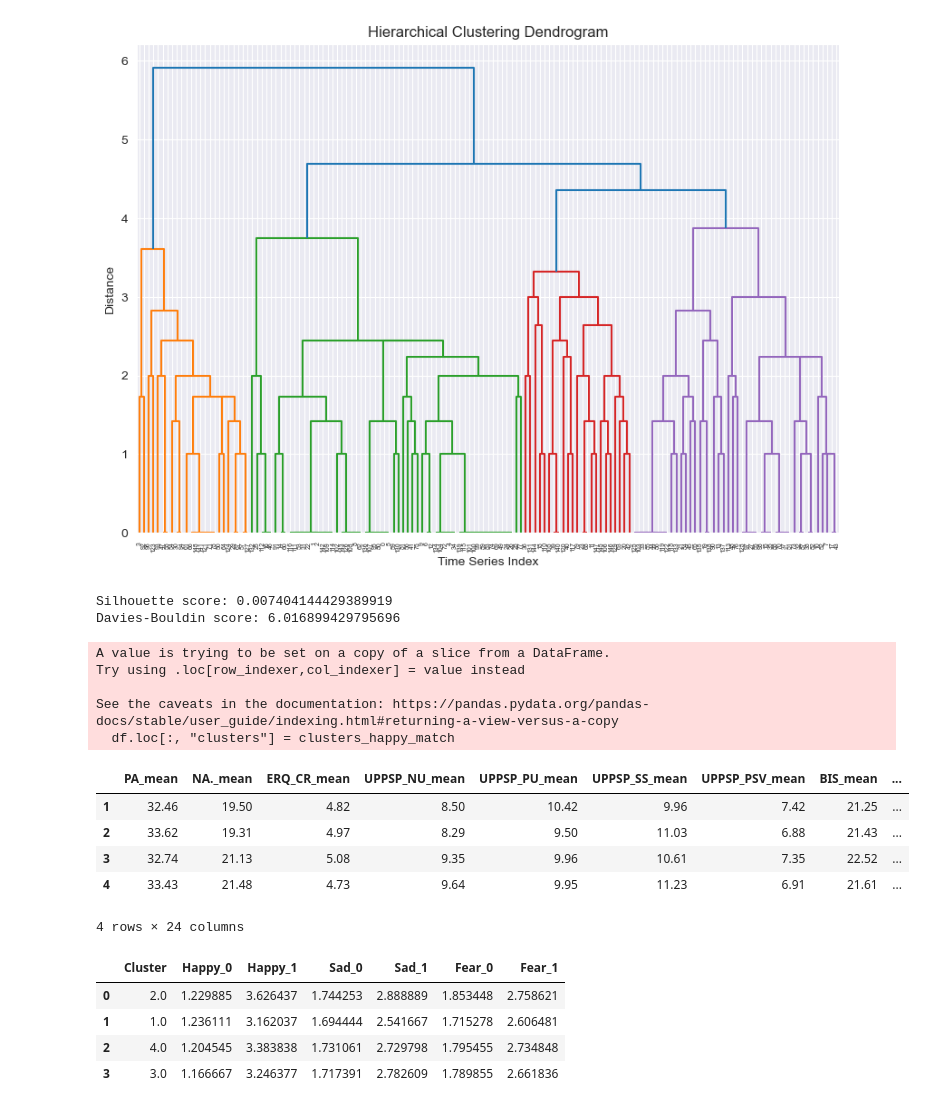
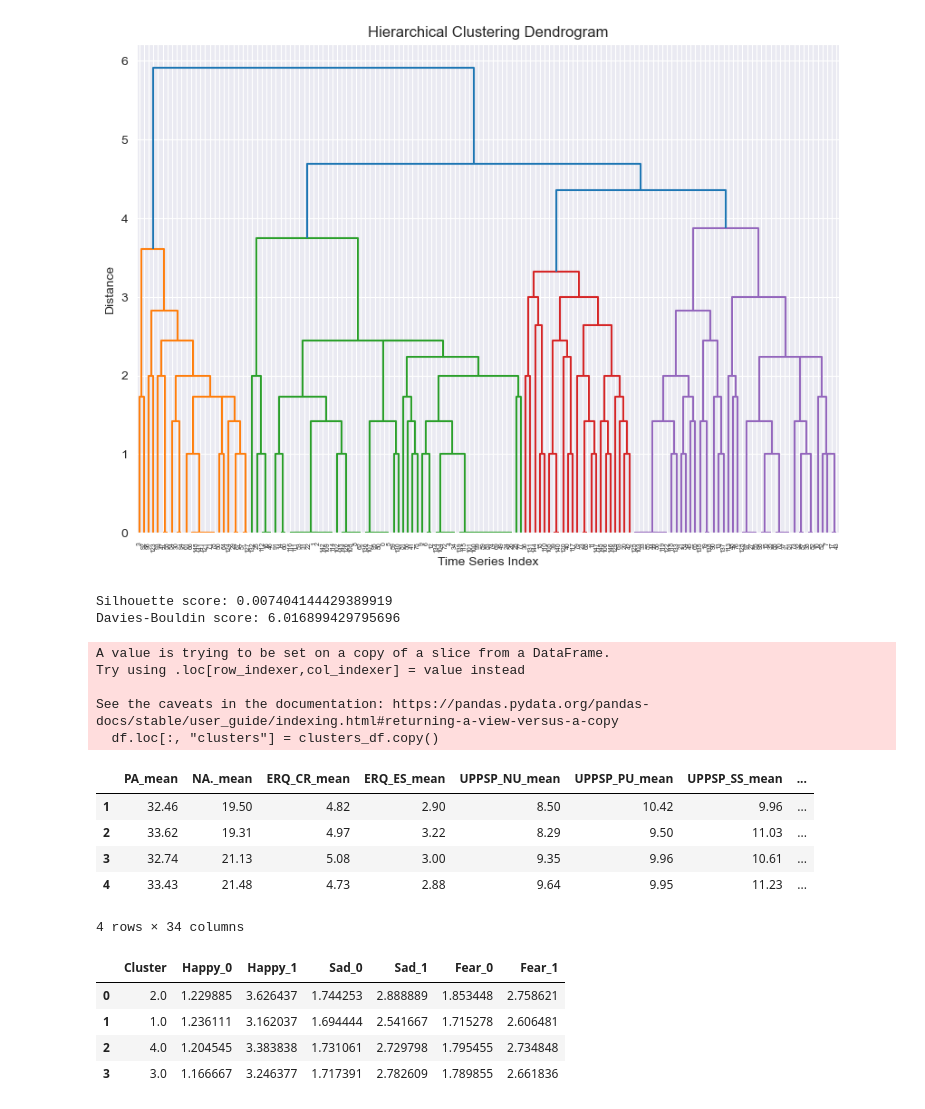
Before and after one commit to ManuIluro22/CasLAB-Predictive-Processing, a Jupyter notebook: Clustering_TimeSeries_Datasets.ipynb, the cells around one changed output. Drawn from its saved outputs; the diff is of its cells as text; code cells hidden in the pictures.

```diff
--- a/Clustering_TimeSeries_Datasets.ipynb
+++ b/Clustering_TimeSeries_Datasets.ipynb
@@ -32,6 +31,9 @@ data
 # %%
 scales_BEBRASK = pd.read_excel("../Datasets/RETOS_scales.xlsx")
 scales_RETOS = pd.read_excel("../Datasets/BEBRASK_scales.xlsx")
-scales = pd.concat([scales_BEBRASK,scales_RETOS])
+scales = pd.concat([scales_BEBRASK, scales_RETOS])
+
+#Removing PREDWELL_RETOS-307-1 that has different number of answers per emotion, and converting columns to numerical and coercing errors to NaN.
 scales = scales.query("EPRIME_CODE != 'PREDWELL_RETOS-307-1'")
-scales
+cols = scales.columns
+scales[cols[3:]] = scales[cols[3:]].apply(pd.to_numeric, errors='coerce')
@@ -60,35 +63,14 @@ temporal_sad_1 = data[["Subject ID","Sad_1_0","Sad_1_1","Sad_1_2","Sad_1_3","Sad
 ## Hierarchical Clustering using Dynamic Time Warping
 #### Happy Match
 # %%
-import numpy as np
-from dtaidistance import dtw
-from scipy.cluster.hierarchy import dendrogram, linkage, fcluster
-from scipy.spatial.distance import squareform
-from matplotlib import pyplot as plt
-
-
-time_series_data = temporal_happy_1.drop(["Subject ID"], axis=1).to_numpy()
-time_series_data = time_series_data.astype(np.float64)
-# Convert distance_matrix to float, if it's not already
-
-distance_matrix_happy1 = dtw.distance_matrix_fast(time_series_data)
-
-distance_matrix_happy1 = distance_matrix_happy1.astype(np.float64)
-
-condensed_dist_matrix = squareform(distance_matrix_happy1)
-Z = linkage(condensed_dist_matrix, method='complete')
-
-# Step 5: Plot the dendrogram
-plt.figure(figsize=(10, 7))
-dendrogram(Z)
-plt.title('Hierarchical Clustering Dendrogram')
-plt.xlabel('Time Series Index')
-plt.ylabel('Distance')
-plt.show()
+ts_data = temporal_happy_1.drop(["Subject ID"], axis=1).to_numpy()
+params = {'method':'complete'}
+Z = predictive_clustering.hierarchical_clustering_ts(ts_data,dtw.distance_matrix_fast,params=params)
 # %% [output]
 [figure]
 # %%
-cluster_data_happy1 =  utils.create_cluster_df(Z,4,temporal_happy_1)
+params_clust = {'t':4,'criterion':'maxclust'}
+cluster_data_happy1 =  predictive_clustering.create_cluster_df(Z,temporal_happy_1,params = params_clust)
 print("Silhouette score:",silhouette_score(data.drop("Subject ID",axis=1),cluster_data_happy1["clusters"],metric="manhattan"))
 print("Davies-Bouldin score:",davies_bouldin_score(data.drop("Subject ID",axis=1),cluster_data_happy1["clusters"]))
 # %% [output]
@@ -98,4 +80,4 @@ A value is trying to be set on a copy of a slice from a DataFrame.
 Try using .loc[row_indexer,col_indexer] = value instead
 
 See the caveats in the documentation: https://pandas.pydata.org/pandas-docs/stable/user_guide/indexing.html#returning-a-view-versus-a-copy
-  df.loc[:, "clusters"] = clusters_happy_match
+  df.loc[:, "clusters"] = clusters_df.copy()
@@ -231,13 +96,12 @@ export_df.to_excel(name_excel, index=False)
 # %%
 # Scales Metrics
-cluster_metrics_happy1 = create_metrics_cluster_df(cluster_data_happy1,scales)
-cluster_metrics_happy1
+utils.create_metrics_cluster_df(cluster_data_happy1,scales)
 # %% [output]
-|  | PA_mean | NA._mean | ERQ_CR_mean | UPPSP_NU_mean | UPPSP_PU_mean | UPPSP_SS_mean | UPPSP_PSV_mean | BIS_mean | ... |
-| 1 | 32.46 | 19.50 | 4.82 | 8.50 | 10.42 | 9.96 | 7.42 | 21.25 | ... |
-| 2 | 33.62 | 19.31 | 4.97 | 8.29 | 9.50 | 11.03 | 6.88 | 21.43 | ... |
-| 3 | 32.74 | 21.13 | 5.08 | 9.35 | 9.96 | 10.61 | 7.35 | 22.52 | ... |
-| 4 | 33.43 | 21.48 | 4.73 | 9.64 | 9.95 | 11.23 | 6.91 | 21.61 | ... |
+|  | PA_mean | NA._mean | ERQ_CR_mean | ERQ_ES_mean | UPPSP_NU_mean | UPPSP_PU_mean | UPPSP_SS_mean | ... |
+| 1 | 32.46 | 19.50 | 4.82 | 2.90 | 8.50 | 10.42 | 9.96 | ... |
+| 2 | 33.62 | 19.31 | 4.97 | 3.22 | 8.29 | 9.50 | 11.03 | ... |
+| 3 | 32.74 | 21.13 | 5.08 | 3.00 | 9.35 | 9.96 | 10.61 | ... |
+| 4 | 33.43 | 21.48 | 4.73 | 2.88 | 9.64 | 9.95 | 11.23 | ... |
-4 rows × 24 columns
+4 rows × 34 columns
 # %%
 #Means tasks
```
Also changed, not shown: parts of 38 cells of this notebook, 5 other files.
